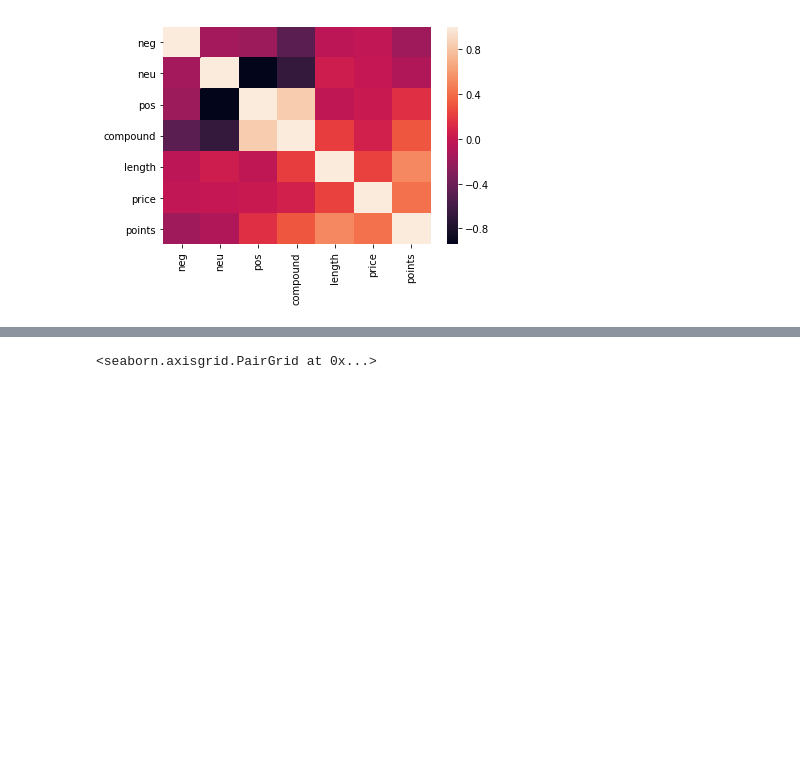
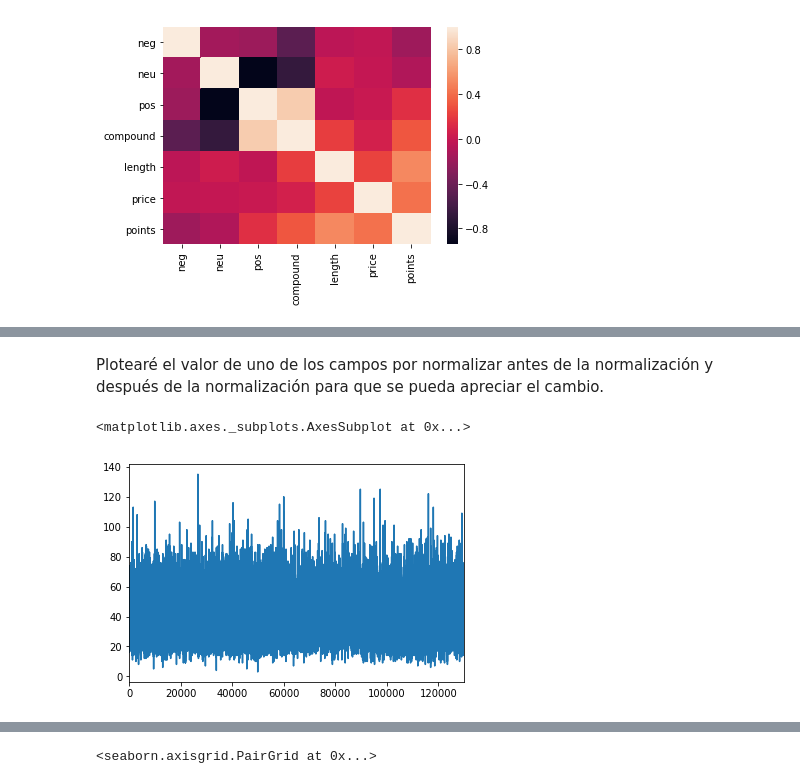
Before and after one commit to fornesarturo/data-science, a Jupyter notebook: First_Partial/Part_2.ipynb, the cells around one changed output, grey strips where cells are left out. Saved outputs shown, nothing was run; the diff lists cells and outputs as text; code cells hidden in the pictures; blank space fills up the shorter version.

```diff
--- a/First_Partial/Part_2.ipynb
+++ b/First_Partial/Part_2.ipynb
@@ -62,3 +95,10 @@ La mayor correlación se ve entre los siguientes pares de variables:
+# %% [markdown]
+Plotearé el valor de uno de los campos por normalizar antes de la normalización y después de la normalización para que se pueda apreciar el cambio.
+# %%
+wine["length"].plot.line()
+# %% [output]
+<matplotlib.axes._subplots.AxesSubplot at 0x...>
+[figure, added]
 # %%
 normalized_wine = wine.copy(deep=True)
 wine["length"] = (wine["length"] - wine["length"].min()) / (wine["length"].max() - wine["length"].min())
```
Also changed, not shown: parts of 44 cells of this notebook, 27 other files.
